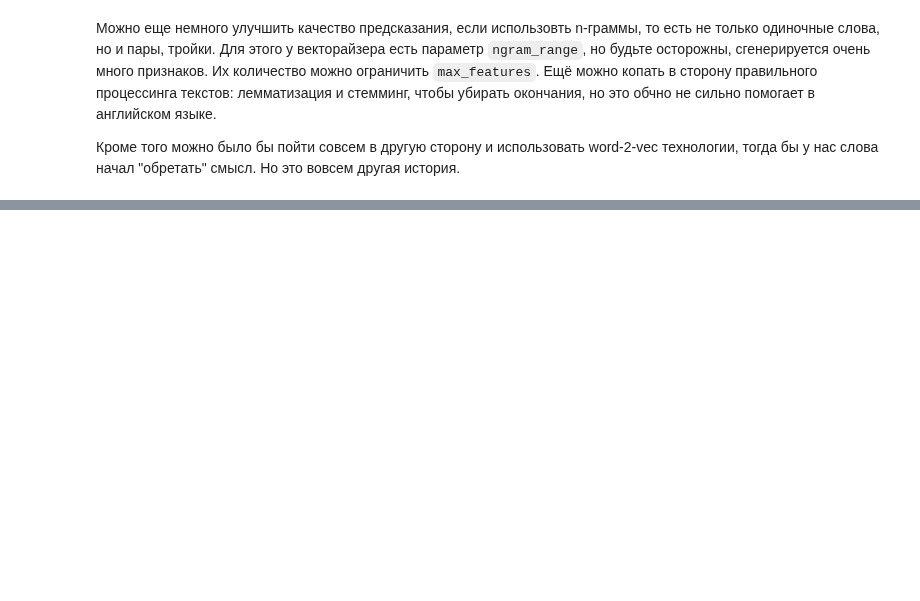
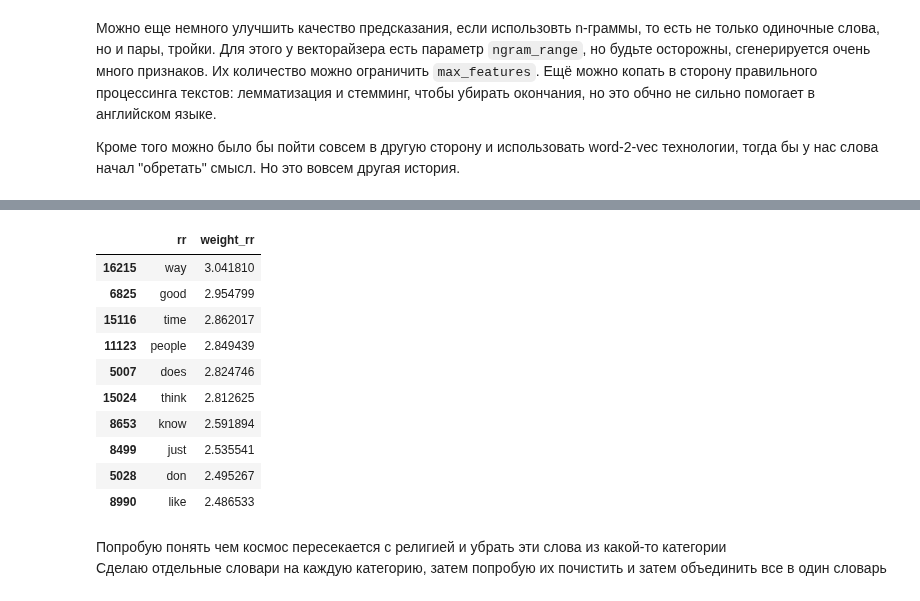
Before and after one commit to D7nis/Course-ML-Classic, a Jupyter notebook: Practice/7. Наивный Байес и Классификация текстов/07-text-classification-bayes_DDA.ipynb, the cells around one changed output, grey strips where cells are left out. Saved outputs shown, nothing was run; the diff lists cells and outputs as text; code cells hidden in the pictures; blank space fills up the shorter version.

```diff
--- a/Practice/7. Наивный Байес и Классификация текстов/07-text-classification-bayes_DDA.ipynb
+++ b/Practice/7. Наивный Байес и Классификация текстов/07-text-classification-bayes_DDA.ipynb
@@ -272,0 +586,17 @@ show_top10(clf, vec, newsgroups_train.target_names)
+# %%
+rr_voc.tail(10)
+# %% [output]
+|  | rr | weight_rr |
+| 16215 | way | 3.041810 |
+| 6825 | good | 2.954799 |
+| 15116 | time | 2.862017 |
+| 11123 | people | 2.849439 |
+| 5007 | does | 2.824746 |
+| 15024 | think | 2.812625 |
+| 8653 | know | 2.591894 |
+| 8499 | just | 2.535541 |
+| 5028 | don | 2.495267 |
+| 8990 | like | 2.486533 |
+# %% [markdown]
+Попробую понять чем космос пересекается с религией и убрать эти слова из какой-то категории
+Сделаю отдельные словари на каждую категорию, затем попробую их почистить и затем объединить все в один словарь
```
Also changed, not shown: parts of 79 cells of this notebook.
